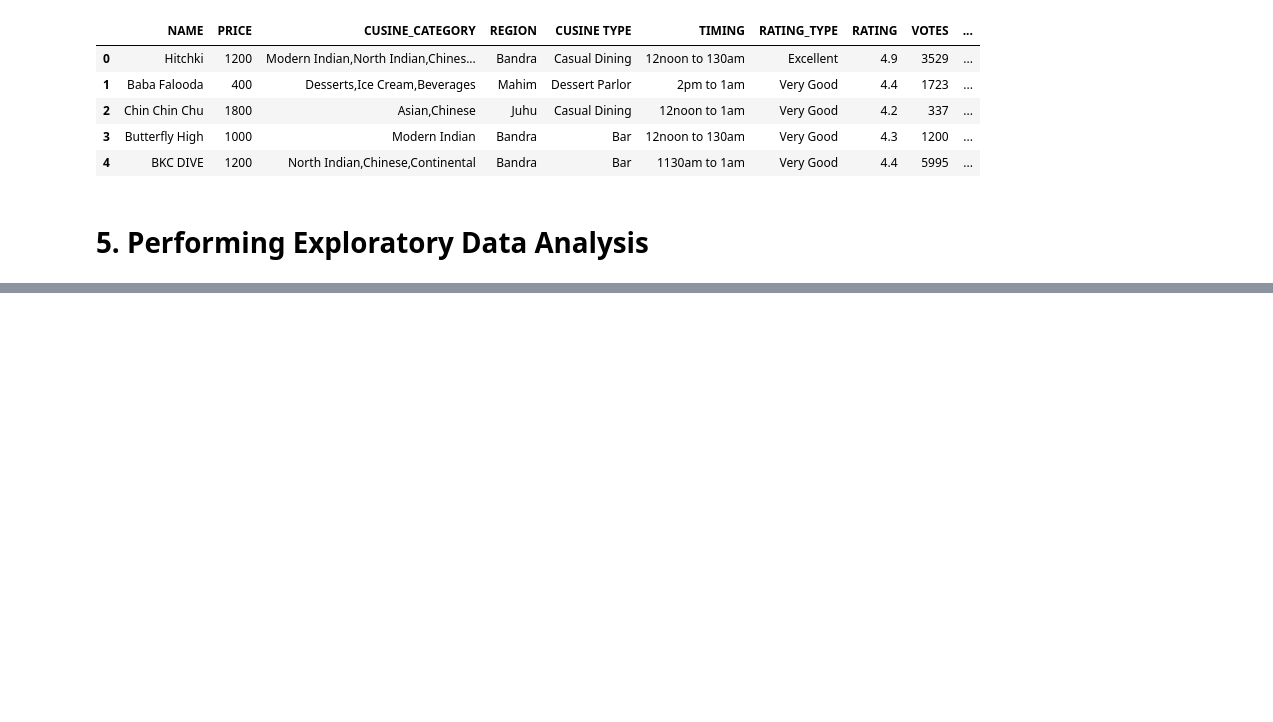
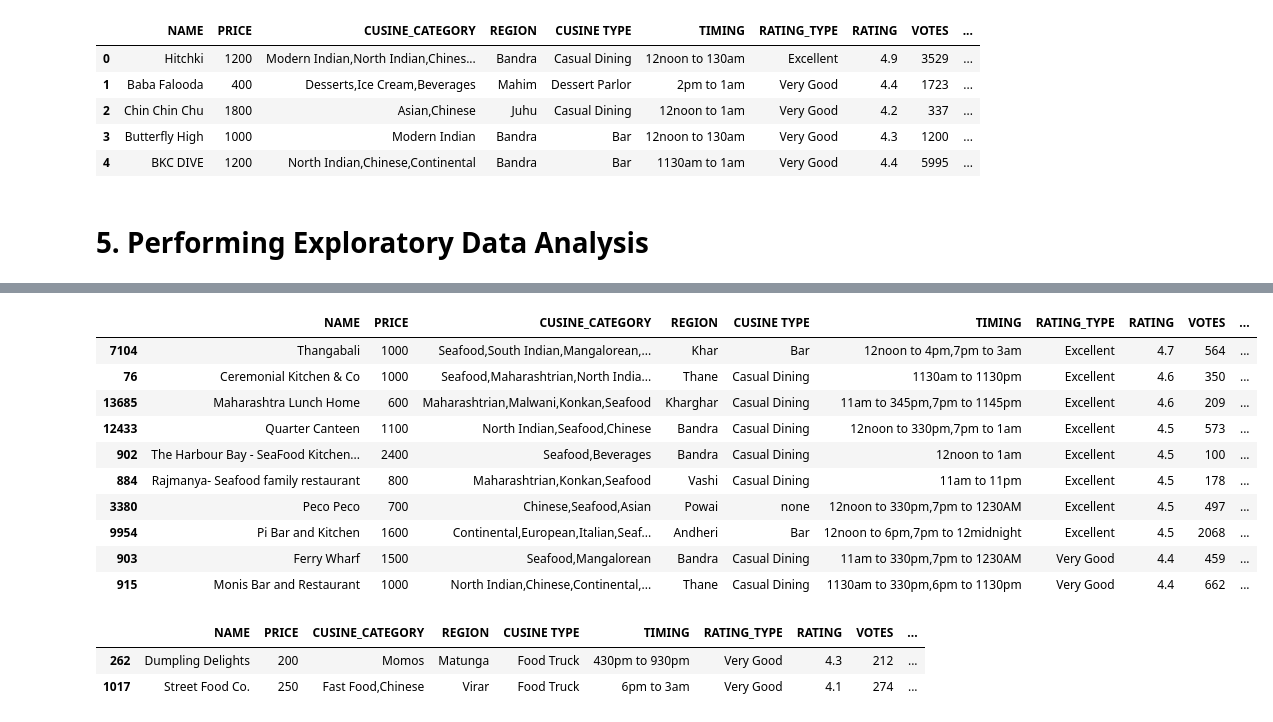
Before and after one commit to ArchanaAI/Zomato-Mumbai-analysis, a Jupyter notebook: Zomata Mumbai Analysis.ipynb, the cells around one changed output, grey strips where cells are left out. Drawn from its saved outputs; the diff is of its cells as text; code cells hidden in the pictures; blank space fills up the shorter version.

```diff
--- a/Zomata Mumbai Analysis.ipynb
+++ b/Zomata Mumbai Analysis.ipynb
@@ -478,0 +491,15 @@ Successfully installed kaleido-0.2.1
+# %%
+seafood_df = zomato_df[zomato_df['CUSINE_CATEGORY'].str.contains('Seafood')]
+seafood_df.sort_values(by='RATING',ascending=False).head(10)
+# %% [output]
+|  | NAME | PRICE | CUSINE_CATEGORY | REGION | CUSINE TYPE | TIMING | RATING_TYPE | RATING | VOTES | ... |
+| 7104 | Thangabali | 1000 | Seafood,South Indian,Mangalorean,... | Khar | Bar | 12noon to 4pm,7pm to 3am | Excellent | 4.7 | 564 | ... |
+| 76 | Ceremonial Kitchen & Co | 1000 | Seafood,Maharashtrian,North India... | Thane | Casual Dining | 1130am to 1130pm | Excellent | 4.6 | 350 | ... |
+| 13685 | Maharashtra Lunch Home | 600 | Maharashtrian,Malwani,Konkan,Seafood | Kharghar | Casual Dining | 11am to 345pm,7pm to 1145pm | Excellent | 4.6 | 209 | ... |
+| 12433 | Quarter Canteen | 1100 | North Indian,Seafood,Chinese | Bandra | Casual Dining | 12noon to 330pm,7pm to 1am | Excellent | 4.5 | 573 | ... |
+| 902 | The Harbour Bay - SeaFood Kitchen... | 2400 | Seafood,Beverages | Bandra | Casual Dining | 12noon to 1am | Excellent | 4.5 | 100 | ... |
+| 884 | Rajmanya- Seafood family restaurant | 800 | Maharashtrian,Konkan,Seafood | Vashi | Casual Dining | 11am to 11pm | Excellent | 4.5 | 178 | ... |
+| 3380 | Peco Peco | 700 | Chinese,Seafood,Asian | Powai | none | 12noon to 330pm,7pm to 1230AM | Excellent | 4.5 | 497 | ... |
+| 9954 | Pi Bar and Kitchen | 1600 | Continental,European,Italian,Seaf... | Andheri | Bar | 12noon to 6pm,7pm to 12midnight | Excellent | 4.5 | 2068 | ... |
+| 903 | Ferry Wharf | 1500 | Seafood,Mangalorean | Bandra | Casual Dining | 11am to 330pm,7pm to 1230AM | Very Good | 4.4 | 459 | ... |
+| 915 | Monis Bar and Restaurant | 1000 | North Indian,Chinese,Continental,... | Thane | Casual Dining | 1130am to 330pm,6pm to 1130pm | Very Good | 4.4 | 662 | ... |
@@ -478,0 +508,7 @@ Successfully installed kaleido-0.2.1
+# %%
+foodtruck_df = zomato_df[zomato_df['CUSINE TYPE'] == 'Food Truck']
+foodtruck_df.sort_values(by='RATING',ascending=False).head(2)
+# %% [output]
+|  | NAME | PRICE | CUSINE_CATEGORY | REGION | CUSINE TYPE | TIMING | RATING_TYPE | RATING | VOTES | ... |
+| 262 | Dumpling Delights | 200 | Momos | Matunga | Food Truck | 430pm to 930pm | Very Good | 4.3 | 212 | ... |
+| 1017 | Street Food Co. | 250 | Fast Food,Chinese | Virar | Food Truck | 6pm to 3am | Very Good | 4.1 | 274 | ... |
```
Also changed, not shown: parts of 18 cells of this notebook.
